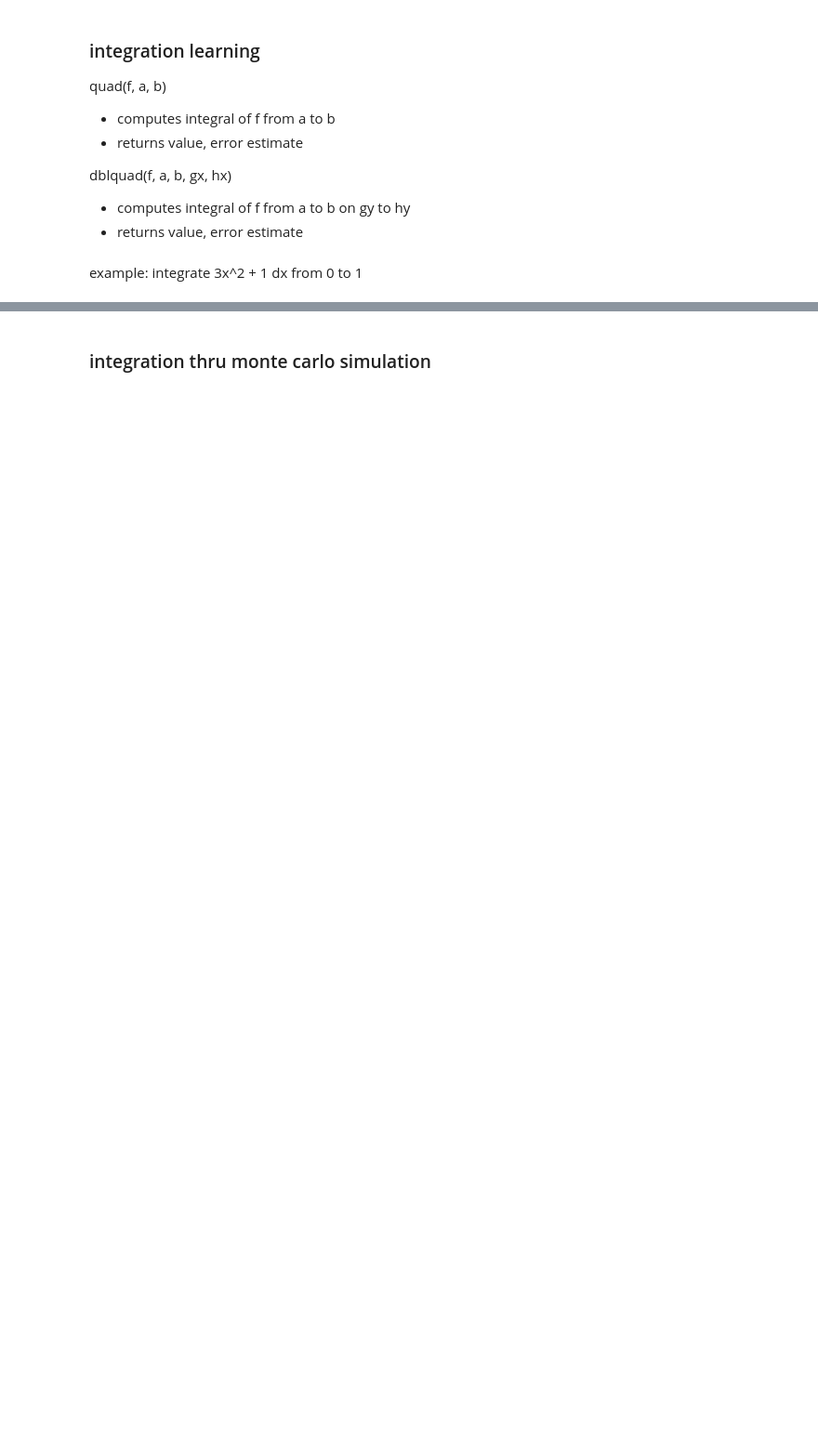
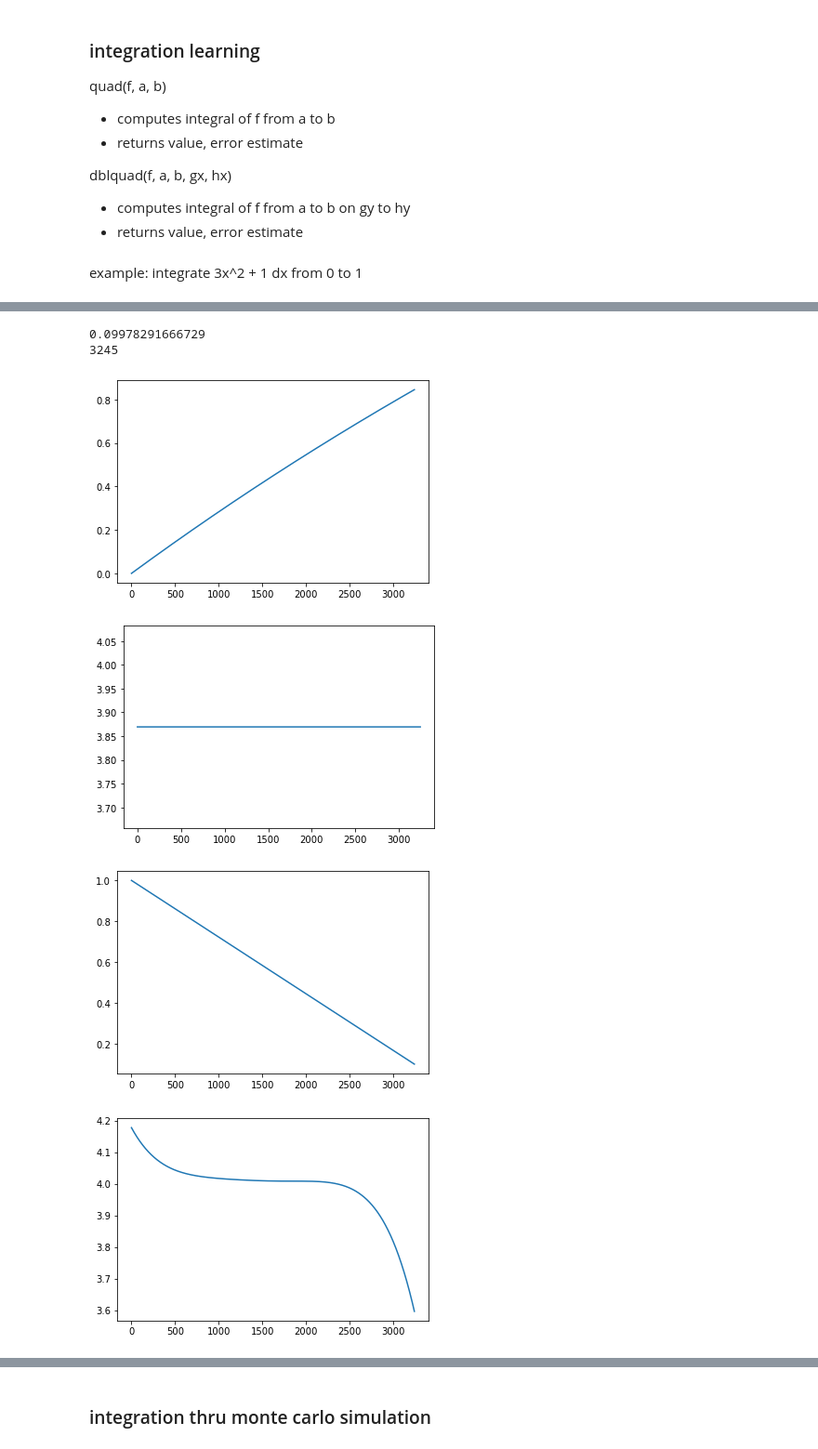
Before and after one commit to hazrmard/AirplaneFaultTolerance, a Jupyter notebook: powertrain.ipynb, the cells around one changed output, grey strips where cells are left out. Shown: that part at 93% size. Saved outputs shown, nothing was run; the diff lists cells and outputs as text; code cells hidden in the pictures; blank space fills up the shorter version.

```diff
--- a/powertrain.ipynb
+++ b/powertrain.ipynb
@@ -286,0 +294,8 @@ plt.plot(t1,v)
+# %%
+np.random.seed(43)
+
+def dzdt(soc, t, current):
+    return -cbcell.n*current/cbcell.Q
+
+def didt(Ir, t, current):
+    return -1.0/cbcell.RC*Ir + 1.0/cbcell.RC*current
@@ -286,0 +350,51 @@ plt.plot(t1,v)
+# %%
+def continuous_test():
+    cbcell.reset()
+
+    dt = 1/3600 # 1.0 seconds
+
+    t1 = nsteps(dt)
+    currents = []
+    socs = []
+    ocvs = []
+    Irs = []
+    i = 0
+    while(cbcell.z > .1):
+        c = 3.8695
+    #     if(i < 1000):
+    #         c = np.random.uniform(0.0, 1.0)
+    #     elif(i >= 1000 and i <= 3000):
+    #         c = np.random.uniform(1.0, 2.0)
+    #     elif(i >= 3000 and i <= 6000):
+    #         c = np.random.uniform(2.8, 3.2)
+    #     else:
+    #         c = np.random.uniform(1.8, 2.2)
+        currents.append(c)
+        socs.append(cbcell.z)
+        ocvs.append(cbcell.get_ocv() - cbcell.R*cbcell.Ir - cbcell.R0*current)
+        Irs.append(cbcell.Ir)
+        dz = (1 - odeint(dzdt, 1.0, t1, args=(c,))[-1][0])
+        di = odeint(didt, cbcell.Ir, t1, args=(c,))[-1]
+        cbcell.Ir = di
+        cbcell.z = cbcell.z - dz
+        i += 1
+    print(cbcell.z)
+    print(i)
+    plt.plot(Irs)
+    plt.show()
+    plt.plot(currents)
+    plt.show()
+    plt.plot(socs)
+    plt.show()
+    plt.plot(ocvs)
+    plt.show()
+    return ocvs
+
+cocvs = continuous_test()
+# %% [output]
+0.09978291666729
+3245
+[figure, added]
+[figure, added]
+[figure, added]
+[figure, added]
```
Also changed, not shown: parts of 29 cells of this notebook.
